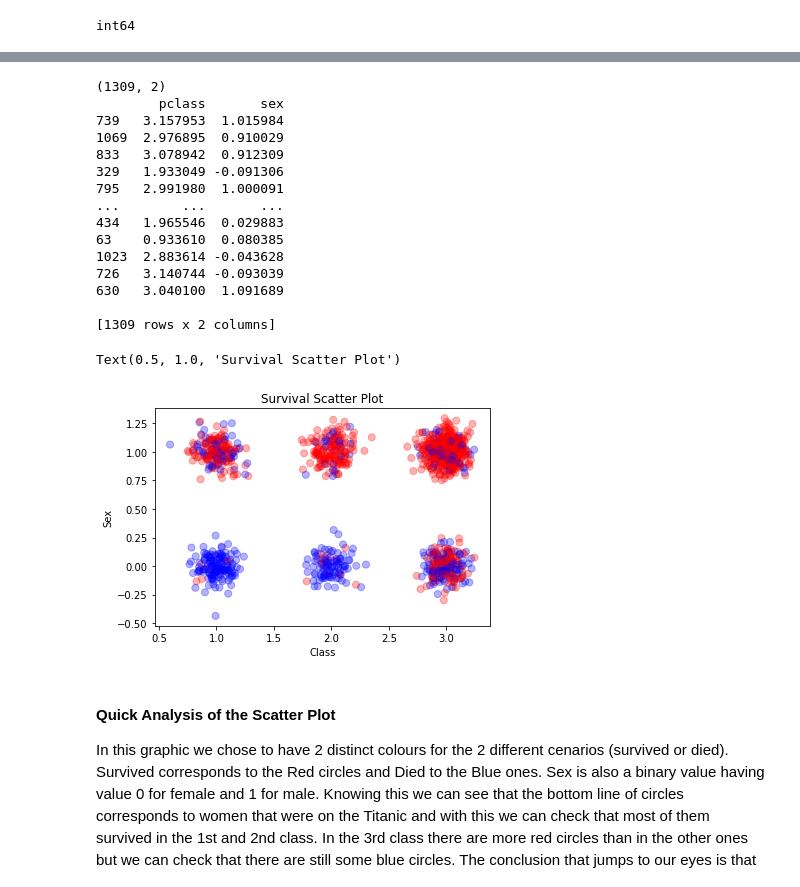
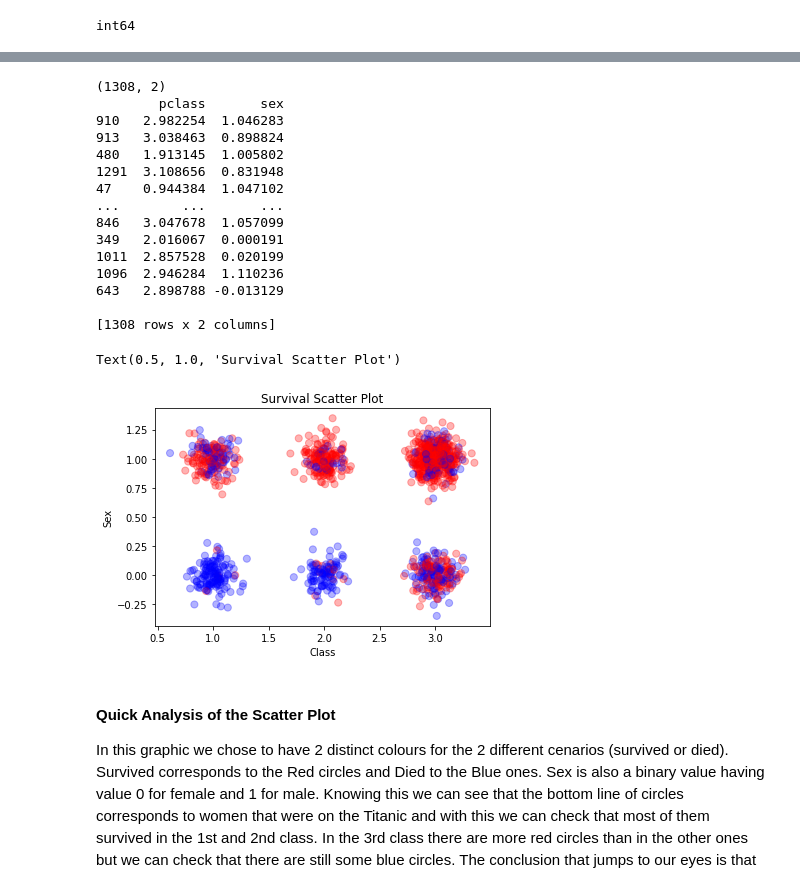
Before and after one commit to paulinomary/APRP-Deliveries, a Jupyter notebook: Assignment_1.ipynb, the cells around one changed output, grey strips where cells are left out. Saved outputs shown, nothing was run; the diff lists cells and outputs as text; code cells hidden in the pictures.

```diff
--- a/Assignment_1.ipynb
+++ b/Assignment_1.ipynb
@@ -328,39 +328,39 @@ Name: survived, dtype: int64
 # %%
 %matplotlib inline
 import matplotlib.pyplot as plt
 import numpy as np
 
-noisy = shuffle.iloc[:, :2] + np.random.normal(loc=0, scale=0.1, size=(1309, 2))
+noisy = shuffle.iloc[:, :2] + np.random.normal(loc=0, scale=0.1, size=(1308, 2))
 print(noisy.shape)
 print(noisy)
 
 plt.scatter(noisy.pclass, noisy.sex, c=["rb" [k] for k in shuffle.iloc[:,2]], s=50, alpha=0.3)
 plt.ylabel('Sex')
 #0 - female, 1 - male
 
 plt.xlabel('Class')
 #1 - 1st, 2 - 2nd, 3 - 3rd
 
 plt.title('Survival Scatter Plot')
 #0 - died, 1 - survived
 # %% [output]
-(1309, 2)
+(1308, 2)
         pclass       sex
-739   3.157953  1.015984
-1069  2.976895  0.910029
-833   3.078942  0.912309
-329   1.933049 -0.091306
-795   2.991980  1.000091
+910   2.982254  1.046283
+913   3.038463  0.898824
+480   1.913145  1.005802
+1291  3.108656  0.831948
+47    0.944384  1.047102
 ...        ...       ...
-434   1.965546  0.029883
-63    0.933610  0.080385
-1023  2.883614 -0.043628
-726   3.140744 -0.093039
-630   3.040100  1.091689
+846   3.047678  1.057099
+349   2.016067  0.000191
+1011  2.857528  0.020199
+1096  2.946284  1.110236
+643   2.898788 -0.013129
 
-[1309 rows x 2 columns]
+[1308 rows x 2 columns]
 Text(0.5, 1.0, 'Survival Scatter Plot')
-[figure, old version]
+[figure, new version]
 # %% [markdown]
 #### Quick Analysis of the Scatter Plot
 
```
Also changed, not shown: parts of 39 cells of this notebook, 2 other files.
